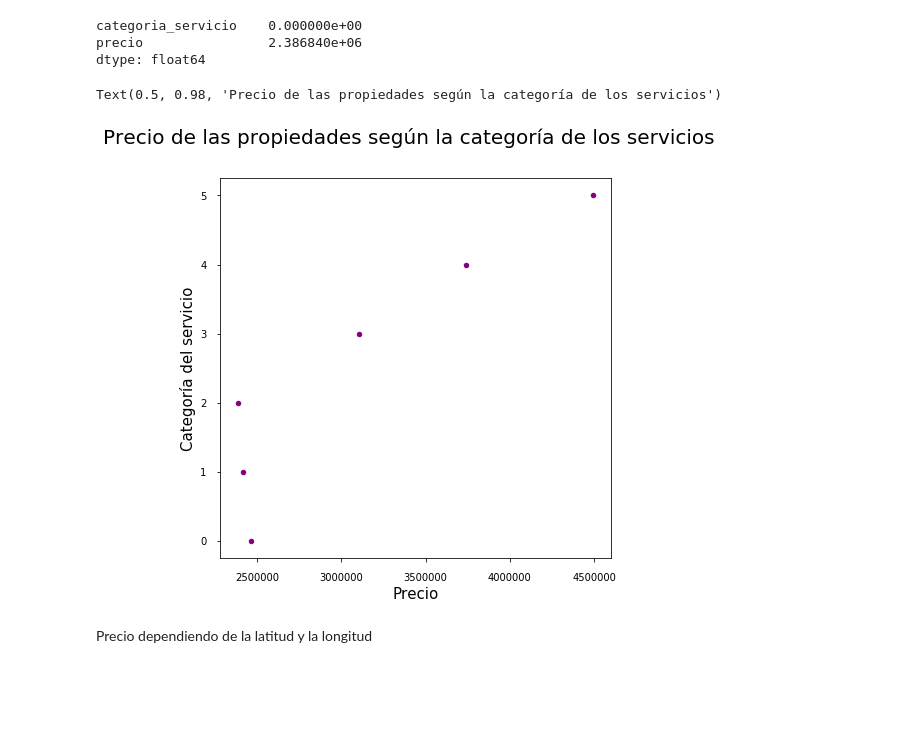
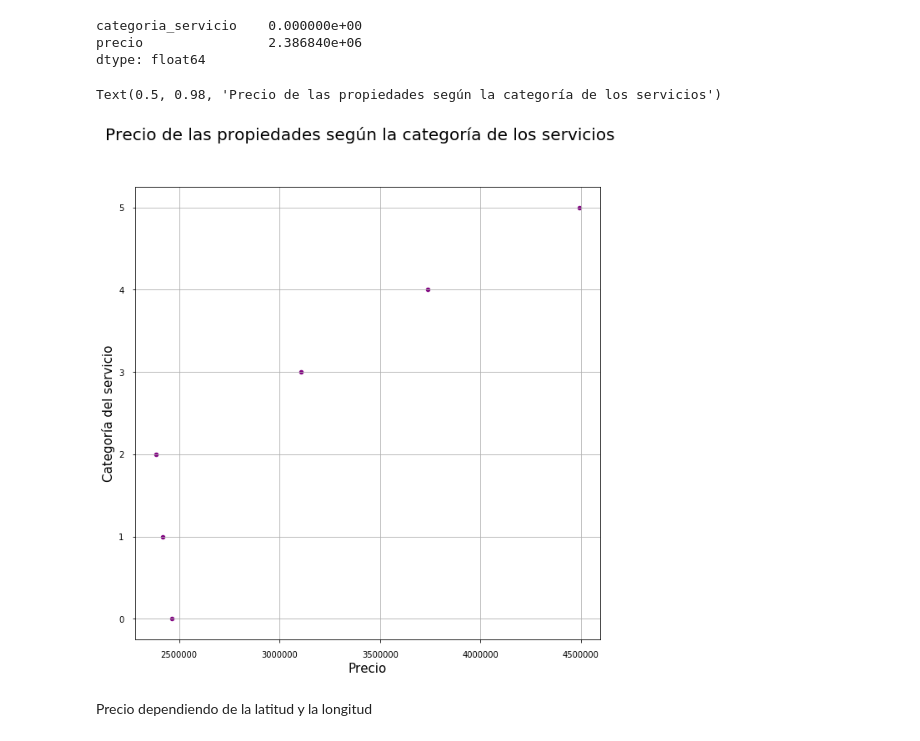
Before and after one commit to lorenzolgz/orgadatostp1, a Jupyter notebook: Análisis_Ailu.ipynb, the cells around one changed output. Drawn from its saved outputs; the diff is of its cells as text; code cells hidden in the pictures; blank space fills up the shorter version.

```diff
--- a/Análisis_Ailu.ipynb
+++ b/Análisis_Ailu.ipynb
@@ -367,16 +367,17 @@ precio                2.386840e+06
 dtype: float64
 # %%
 fig, ax1 = plt.subplots() # prepara un gráfico de matplotlib
-serviciovsprecio_df.plot("precio", "categoria_servicio", kind="scatter", ax=ax1, figsize=(7,7), color='purple')
+serviciovsprecio_df.plot("precio", "categoria_servicio", kind="scatter", ax=ax1, figsize=(10,10), color='purple')
 
 # realiza ajustes al gráfico con matplotlib:
+ax1.grid()
 ax1.set_xlabel("Precio", fontsize=15)
 ax1.set_ylabel("Categoría del servicio", fontsize=15)
 ax1.tick_params(labelsize=10, pad=10)
 fig.suptitle('Precio de las propiedades según la categoría de los servicios', fontsize=20)
 # %% [output]
 Text(0.5, 0.98, 'Precio de las propiedades según la categoría de los servicios')
-[figure, old version]
+[figure, new version]
 # %% [markdown]
 Precio dependiendo de la latitud y la longitud
 # %%
```
Also changed, not shown: parts of 2 cells of this notebook.
